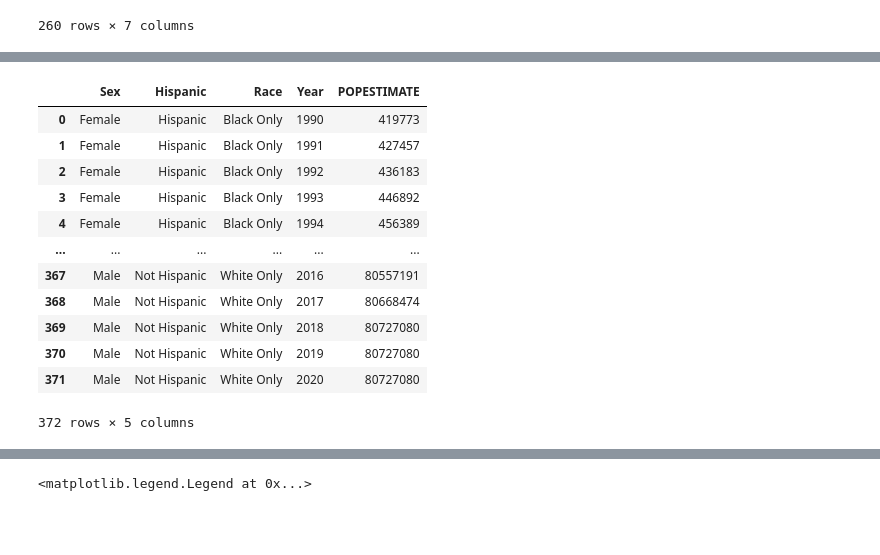
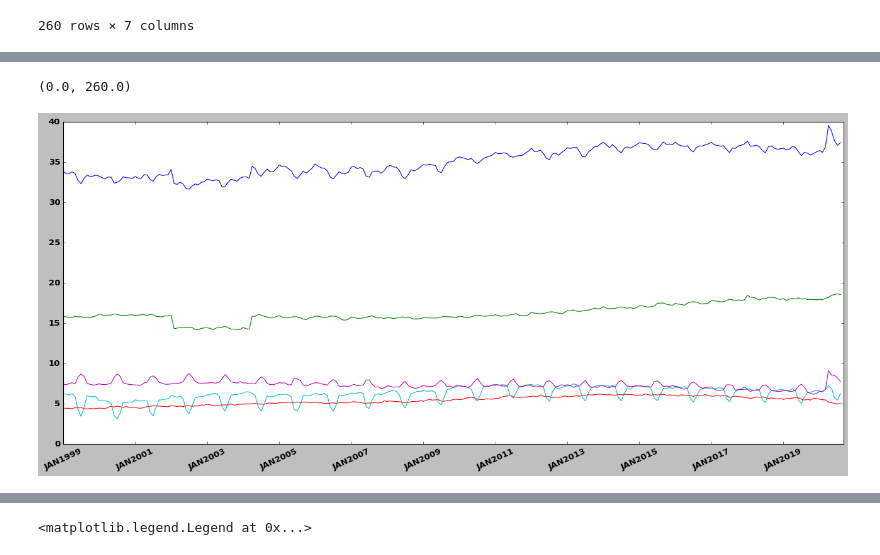
Before and after one commit to dhense177/Rethinking_Unemployment, a Jupyter notebook: Unemployment_Stats.ipynb, the cells around one changed output, grey strips where cells are left out. Drawn from its saved outputs; the diff is of its cells as text; code cells hidden in the pictures; blank space fills up the shorter version.

```diff
--- a/Unemployment_Stats.ipynb
+++ b/Unemployment_Stats.ipynb
@@ -125,16 +109,15 @@ df_perc
-# %%
-df_pops
-# %% [output]
-|  | Sex | Hispanic | Race | Year | POPESTIMATE |
-| 0 | Female | Hispanic | Black Only | 1990 | 419773 |
-| 1 | Female | Hispanic | Black Only | 1991 | 427457 |
-| 2 | Female | Hispanic | Black Only | 1992 | 436183 |
-| 3 | Female | Hispanic | Black Only | 1993 | 446892 |
-| 4 | Female | Hispanic | Black Only | 1994 | 456389 |
-| ... | ... | ... | ... | ... | ... |
-| 367 | Male | Not Hispanic | White Only | 2016 | 80557191 |
-| 368 | Male | Not Hispanic | White Only | 2017 | 80668474 |
-| 369 | Male | Not Hispanic | White Only | 2018 | 80727080 |
-| 370 | Male | Not Hispanic | White Only | 2019 | 80727080 |
-| 371 | Male | Not Hispanic | White Only | 2020 | 80727080 |
-372 rows × 5 columns
+# %%
+fig, ax = plt.subplots(figsize=(20,8))
+
+plt.plot(df_perc['perc_nilf']*100)
+plt.plot(df_perc['perc_retired_nilf']*100)
+plt.plot(df_perc['perc_disabled_nilf']*100)
+plt.plot(df_perc['perc_student_nilf']*100)
+plt.plot(df_perc['perc_other_nilf']*100)
+
+x = np.arange(0,260,24)
+plt.xticks(x,['JAN'+str(yr) for yr in range(1999,2020,2)],rotation=25)
+plt.xlim([0,260])
+# %% [output]
+(0.0, 260.0)
+[figure, added]
```
Also changed, not shown: parts of 26 cells of this notebook, 4 other files.
